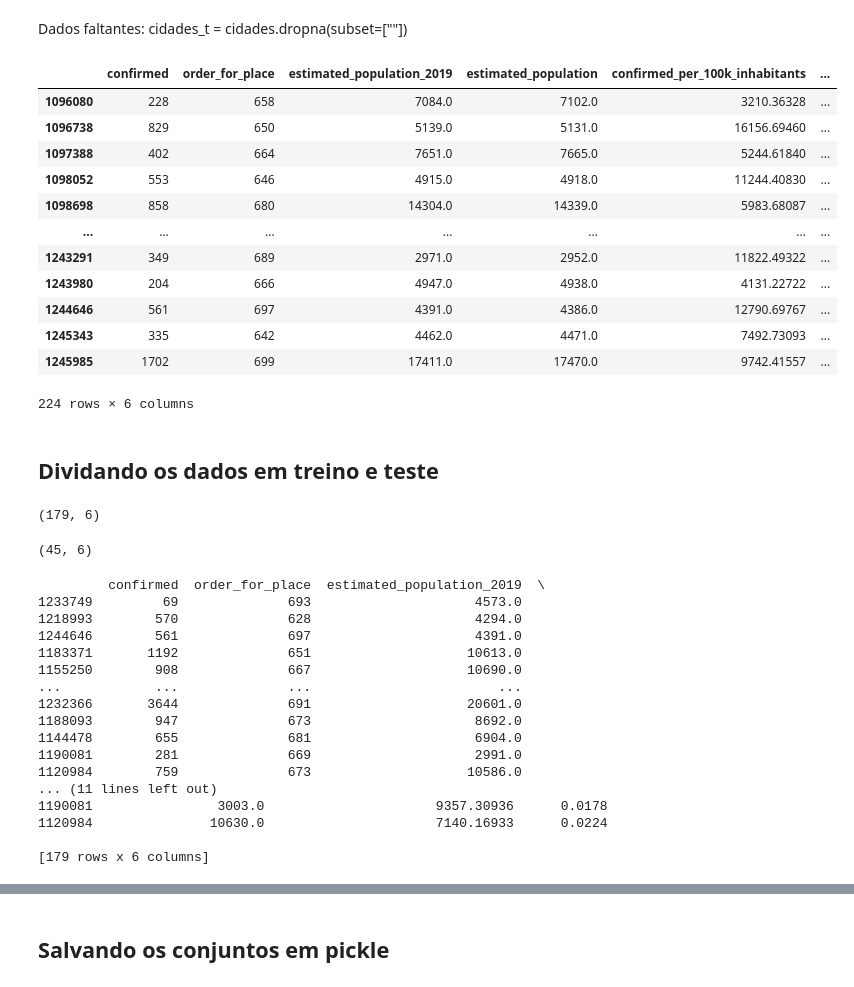
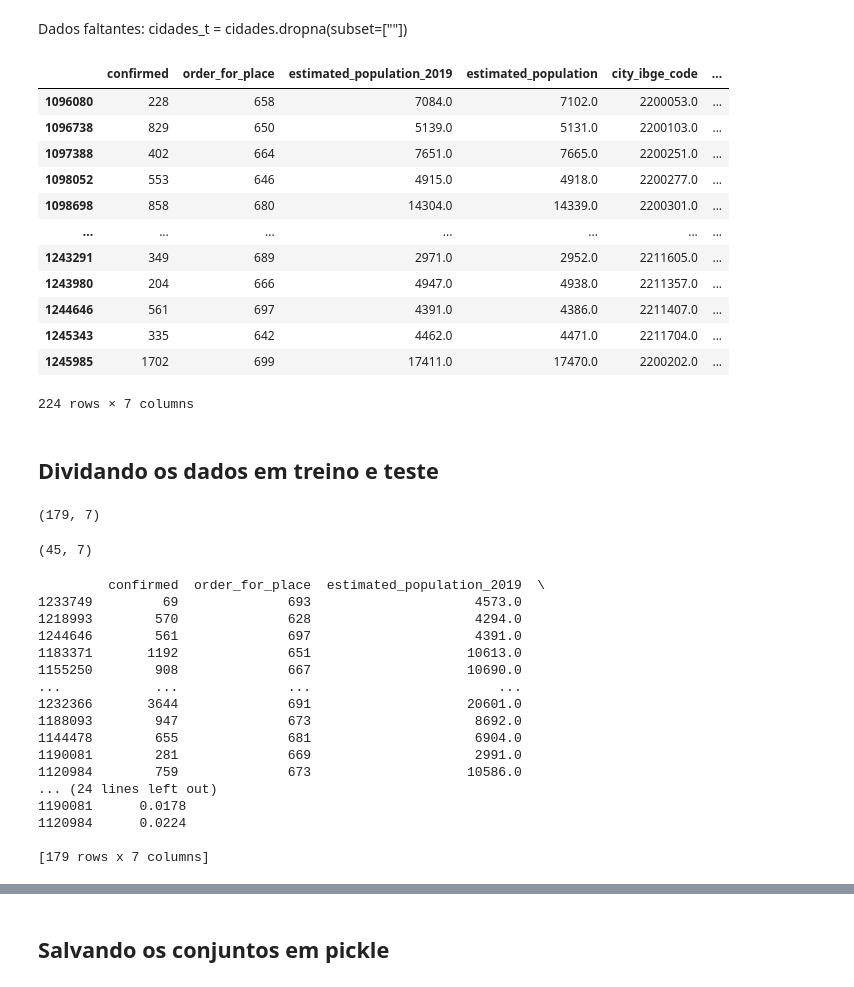
Before and after one commit to Murakamy-y/Sistema-Inteligente, a Jupyter notebook: atividade02/atividade2.ipynb, the cells around one changed output, grey strips where cells are left out. Cells and saved outputs as stored; diff of their text form; code cells hidden in the pictures.

```diff
--- a/atividade02/atividade2.ipynb
+++ b/atividade02/atividade2.ipynb
@@ -140,22 +140,22 @@ cidades_t
 # %% [markdown]
 Dados faltantes: cidades_t = cidades.dropna(subset=[""])
 # %%
-cidades_float = cidades_t.drop(['date', 'state', 'city', 'place_type', 'is_last', 'city_ibge_code'], axis=1)
+cidades_float = cidades_t.drop(['date', 'state', 'city', 'place_type', 'is_last'], axis=1)
 cidades_float
 # %% [output]
-|  | confirmed | order_for_place | estimated_population_2019 | estimated_population | confirmed_per_100k_inhabitants | ... |
-| 1096080 | 228 | 658 | 7084.0 | 7102.0 | 3210.36328 | ... |
-| 1096738 | 829 | 650 | 5139.0 | 5131.0 | 16156.69460 | ... |
-| 1097388 | 402 | 664 | 7651.0 | 7665.0 | 5244.61840 | ... |
-| 1098052 | 553 | 646 | 4915.0 | 4918.0 | 11244.40830 | ... |
-| 1098698 | 858 | 680 | 14304.0 | 14339.0 | 5983.68087 | ... |
+|  | confirmed | order_for_place | estimated_population_2019 | estimated_population | city_ibge_code | ... |
+| 1096080 | 228 | 658 | 7084.0 | 7102.0 | 2200053.0 | ... |
+| 1096738 | 829 | 650 | 5139.0 | 5131.0 | 2200103.0 | ... |
+| 1097388 | 402 | 664 | 7651.0 | 7665.0 | 2200251.0 | ... |
+| 1098052 | 553 | 646 | 4915.0 | 4918.0 | 2200277.0 | ... |
+| 1098698 | 858 | 680 | 14304.0 | 14339.0 | 2200301.0 | ... |
 | ... | ... | ... | ... | ... | ... | ... |
-| 1243291 | 349 | 689 | 2971.0 | 2952.0 | 11822.49322 | ... |
-| 1243980 | 204 | 666 | 4947.0 | 4938.0 | 4131.22722 | ... |
-| 1244646 | 561 | 697 | 4391.0 | 4386.0 | 12790.69767 | ... |
-| 1245343 | 335 | 642 | 4462.0 | 4471.0 | 7492.73093 | ... |
-| 1245985 | 1702 | 699 | 17411.0 | 17470.0 | 9742.41557 | ... |
+| 1243291 | 349 | 689 | 2971.0 | 2952.0 | 2211605.0 | ... |
+| 1243980 | 204 | 666 | 4947.0 | 4938.0 | 2211357.0 | ... |
+| 1244646 | 561 | 697 | 4391.0 | 4386.0 | 2211407.0 | ... |
+| 1245343 | 335 | 642 | 4462.0 | 4471.0 | 2211704.0 | ... |
+| 1245985 | 1702 | 699 | 17411.0 | 17470.0 | 2200202.0 | ... |
-224 rows × 6 columns
+224 rows × 7 columns
 # %% [markdown]
 ## Dividando os dados em treino e teste
 # %%
@@ -163,11 +163,11 @@ X_train, X_test, y_train, y_test = train_test_split(cidades_float, cidades_targe
 # %%
 X_train.shape
 # %% [output]
-(179, 6)
+(179, 7)
 # %%
 X_test.shape
 # %% [output]
-(45, 6)
+(45, 7)
 # %%
 print(X_train)
 # %% [output]
@@ -183,11 +183,11 @@ print(X_train)
 1144478        655              681                     6904.0
 1190081        281              669                     2991.0
 1120984        759              673                    10586.0
-... (11 lines left out)
-1190081                3003.0                      9357.30936      0.0178
-1120984               10630.0                      7140.16933      0.0224
+... (24 lines left out)
+1190081      0.0178
+1120984      0.0224
 
-[179 rows x 6 columns]
+[179 rows x 7 columns]
 # %%
 #z = (x - u) / s
 sc = StandardScaler()
```
Also changed, not shown: parts of 3 cells of this notebook, 5 other files.
